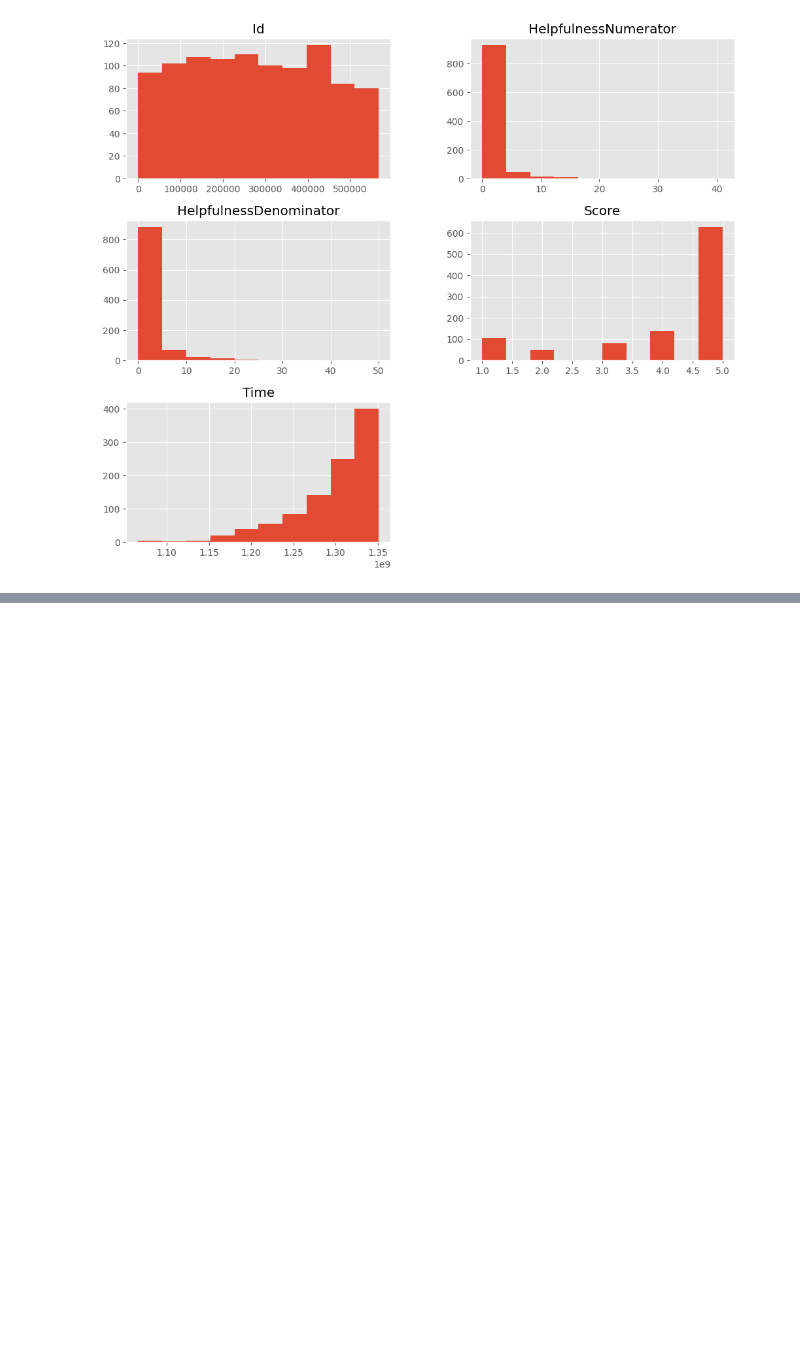
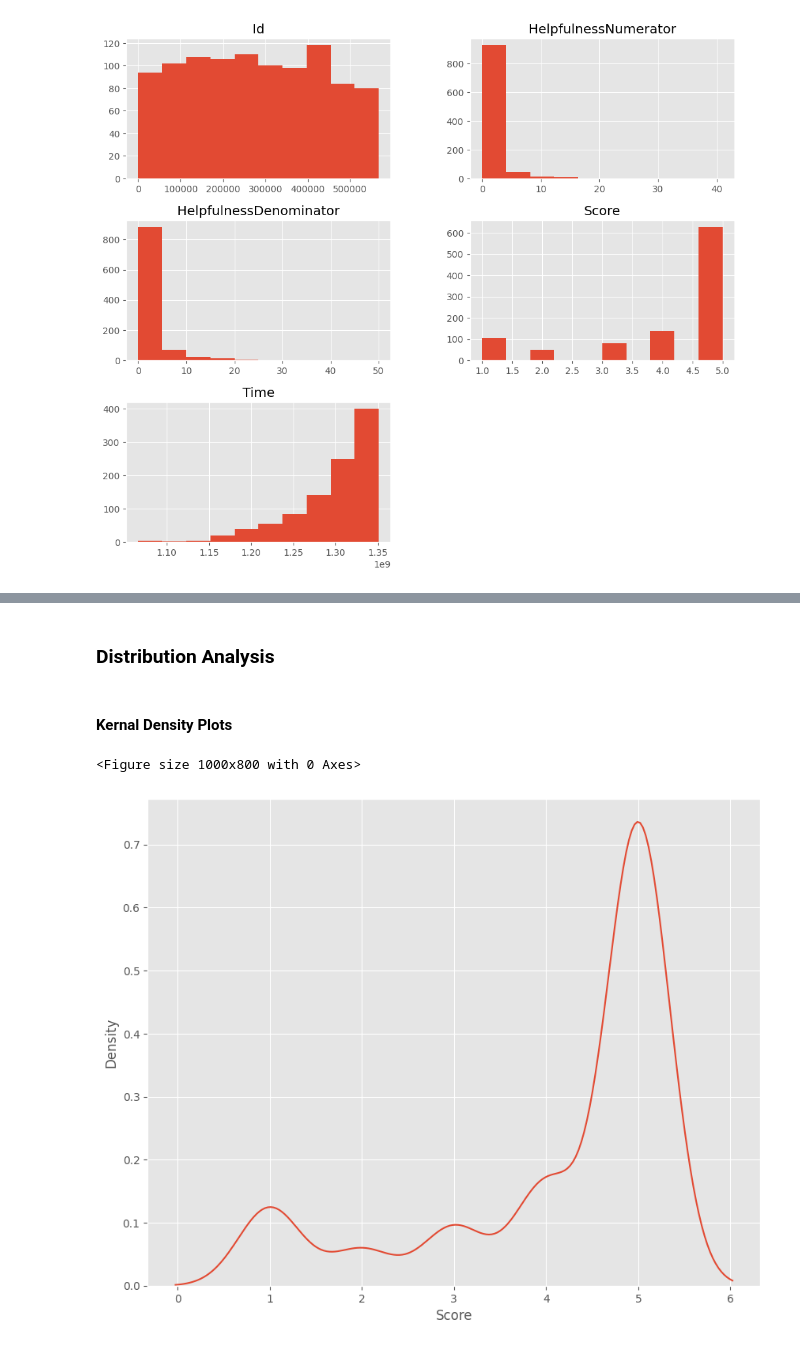
Before and after one commit to shakyaanjil/Sentiment-Analysis-with-NLTK-Transformer, a Jupyter notebook: EDA.ipynb, the cells around one changed output, grey strips where cells are left out. Drawn from its saved outputs; the diff is of its cells as text; code cells hidden in the pictures; blank space fills up the shorter version.

```diff
--- a/EDA.ipynb
+++ b/EDA.ipynb
@@ -69,0 +77,10 @@ plt.show()
+# %% [markdown]
+### Distribution Analysis
+# %% [markdown]
+#### Kernal Density Plots
+# %%
+sns.kdeplot(df['Score'])
+plt.show()
+# %% [output]
+<Figure size 1000x800 with 0 Axes>
+[figure, added]
```
Also changed, not shown: parts of 10 cells of this notebook.
